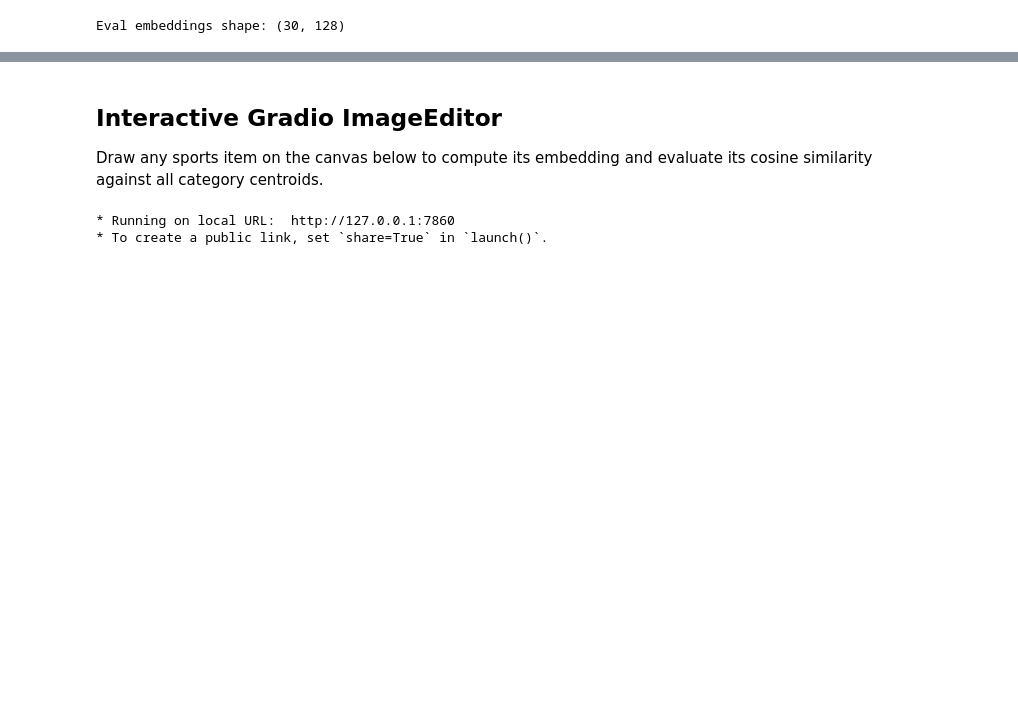
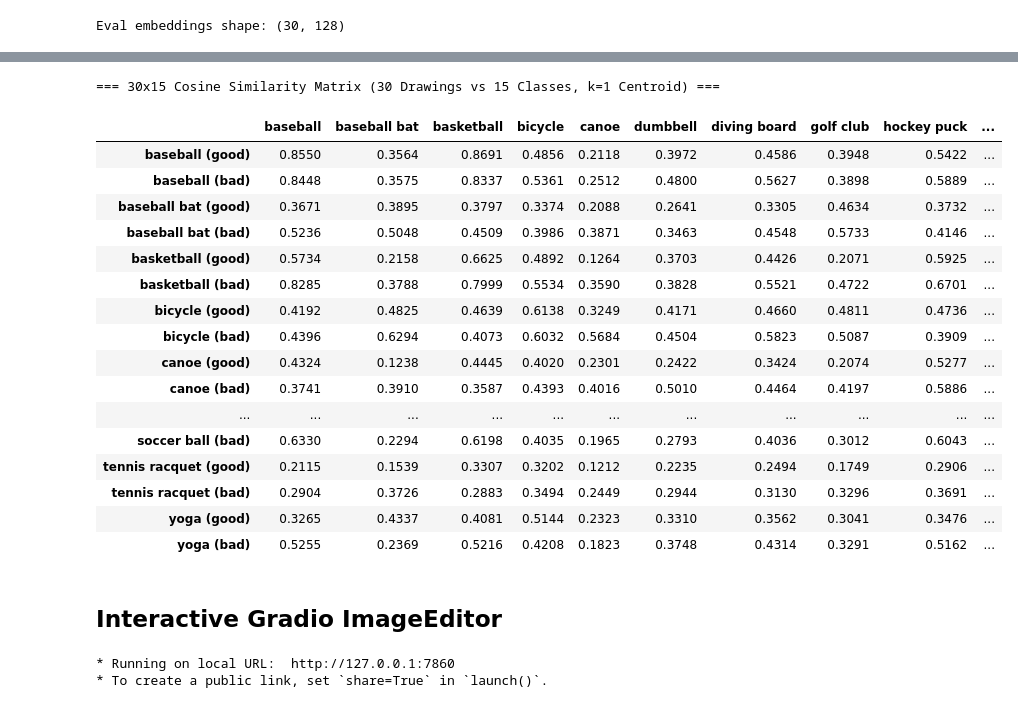
Before and after one commit to acmucsd-projects/su26-ai-team-3, a Jupyter notebook: baselines/simplecnn/sports_simplecnn_updated.ipynb, the cells around one changed output, grey strips where cells are left out. Drawn from its saved outputs; the diff is of its cells as text; code cells hidden in the pictures; blank space fills up the shorter version.

Commit message:
add 30x15 cosine similarity matrix to sports simplecnn notebook

```diff
--- a/baselines/simplecnn/sports_simplecnn_updated.ipynb
+++ b/baselines/simplecnn/sports_simplecnn_updated.ipynb
@@ -360,6 +360,39 @@ display(results["bad"].round(3))
+# %%
+eval_drawing_names = [f"{cat} ({quality})" for cat, quality in zip(eval_labels, eval_quality)]
+
+# Cosine Similarity Matrix (30 drawings x 15 categories, k=1 centroid)
+matrix_30x15 = pd.DataFrame(index=eval_drawing_names, columns=CATEGORIES, dtype=float)
+
+for i, drawing_name in enumerate(eval_drawing_names):
+    emb = eval_embeddings[i].reshape(1, -1)
+    for j, cat_name in enumerate(CATEGORIES):
+        class_centroid = centroids[1][j]  # (1, EMBEDDING_DIM)
+        sim = cosine_similarity(emb, class_centroid)[0, 0]
+        matrix_30x15.loc[drawing_name, cat_name] = round(float(sim), 4)
+
+print("=== 30x15 Cosine Similarity Matrix (30 Drawings vs 15 Classes, k=1 Centroid) ===")
+display(matrix_30x15)
+# %% [output]
+=== 30x15 Cosine Similarity Matrix (30 Drawings vs 15 Classes, k=1 Centroid) ===
+|  | baseball | baseball bat | basketball | bicycle | canoe | dumbbell | diving board | golf club | hockey puck | ... |
+| baseball (good) | 0.8550 | 0.3564 | 0.8691 | 0.4856 | 0.2118 | 0.3972 | 0.4586 | 0.3948 | 0.5422 | ... |
+| baseball (bad) | 0.8448 | 0.3575 | 0.8337 | 0.5361 | 0.2512 | 0.4800 | 0.5627 | 0.3898 | 0.5889 | ... |
+| baseball bat (good) | 0.3671 | 0.3895 | 0.3797 | 0.3374 | 0.2088 | 0.2641 | 0.3305 | 0.4634 | 0.3732 | ... |
+| baseball bat (bad) | 0.5236 | 0.5048 | 0.4509 | 0.3986 | 0.3871 | 0.3463 | 0.4548 | 0.5733 | 0.4146 | ... |
+| basketball (good) | 0.5734 | 0.2158 | 0.6625 | 0.4892 | 0.1264 | 0.3703 | 0.4426 | 0.2071 | 0.5925 | ... |
+| basketball (bad) | 0.8285 | 0.3788 | 0.7999 | 0.5534 | 0.3590 | 0.3828 | 0.5521 | 0.4722 | 0.6701 | ... |
+| bicycle (good) | 0.4192 | 0.4825 | 0.4639 | 0.6138 | 0.3249 | 0.4171 | 0.4660 | 0.4811 | 0.4736 | ... |
+| bicycle (bad) | 0.4396 | 0.6294 | 0.4073 | 0.6032 | 0.5684 | 0.4504 | 0.5823 | 0.5087 | 0.3909 | ... |
+| canoe (good) | 0.4324 | 0.1238 | 0.4445 | 0.4020 | 0.2301 | 0.2422 | 0.3424 | 0.2074 | 0.5277 | ... |
+| canoe (bad) | 0.3741 | 0.3910 | 0.3587 | 0.4393 | 0.4016 | 0.5010 | 0.4464 | 0.4197 | 0.5886 | ... |
+| ... | ... | ... | ... | ... | ... | ... | ... | ... | ... | ... |
+| soccer ball (bad) | 0.6330 | 0.2294 | 0.6198 | 0.4035 | 0.1965 | 0.2793 | 0.4036 | 0.3012 | 0.6043 | ... |
+| tennis racquet (good) | 0.2115 | 0.1539 | 0.3307 | 0.3202 | 0.1212 | 0.2235 | 0.2494 | 0.1749 | 0.2906 | ... |
+| tennis racquet (bad) | 0.2904 | 0.3726 | 0.2883 | 0.3494 | 0.2449 | 0.2944 | 0.3130 | 0.3296 | 0.3691 | ... |
+| yoga (good) | 0.3265 | 0.4337 | 0.4081 | 0.5144 | 0.2323 | 0.3310 | 0.3562 | 0.3041 | 0.3476 | ... |
+| yoga (bad) | 0.5255 | 0.2369 | 0.5216 | 0.4208 | 0.1823 | 0.3748 | 0.4314 | 0.3291 | 0.5162 | ... |
 # %% [markdown]
 ## Interactive Gradio ImageEditor
-Draw any sports item on the canvas below to compute its embedding and evaluate its cosine similarity against all category centroids.
 # %%
 import gradio as gr
 from PIL import Image
```
Also changed, not shown: parts of 4 cells of this notebook.
